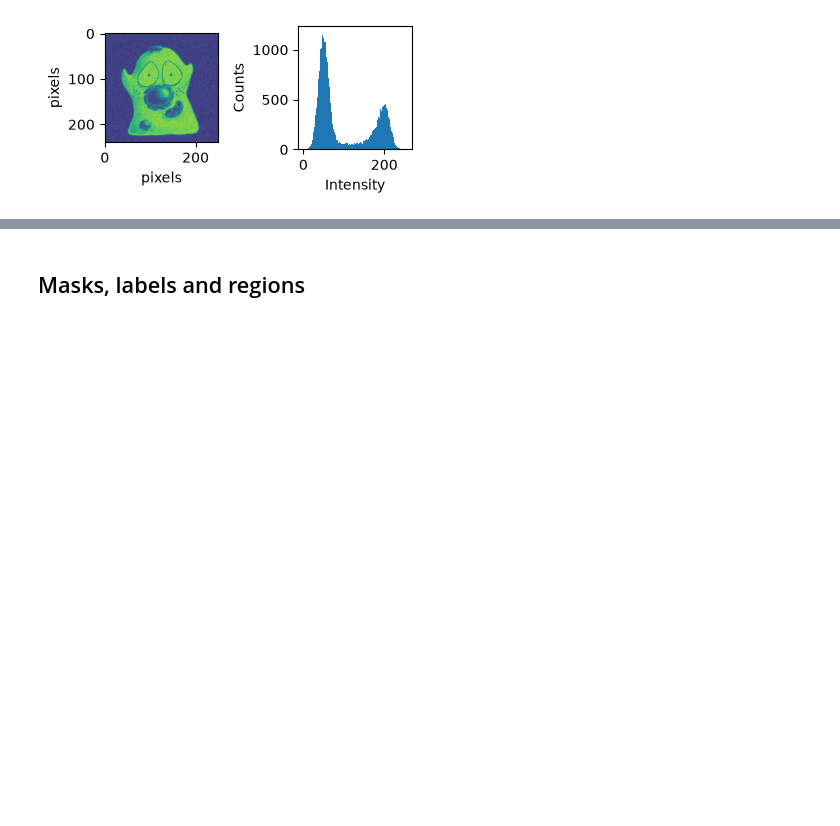
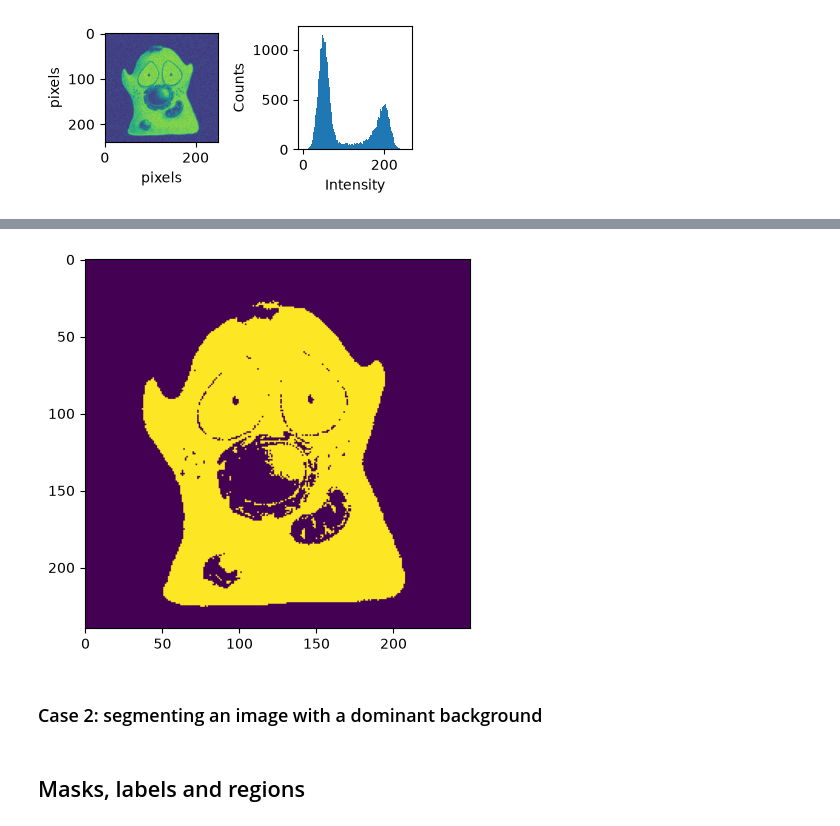
Before and after one commit to NL-BioImaging/NL-BioImageAnalysis-course2026, a Jupyter notebook: day_1/image_processing/Image_processing_fundamentals_pt1.ipynb, the cells around one changed output, grey strips where cells are left out. Saved outputs shown, nothing was run; the diff lists cells and outputs as text; code cells hidden in the pictures; blank space fills up the shorter version.

```diff
--- a/day_1/image_processing/Image_processing_fundamentals_pt1.ipynb
+++ b/day_1/image_processing/Image_processing_fundamentals_pt1.ipynb
@@ -69,0 +123,6 @@ _, _ = plot_img_and_hist(img_happy_cell)
+# %%
+# We can create a "mask", a binary image that represent
+# foreground and background
+mask_happycell = img_happycell>thresh_otsu
+# Inspecting what we did
+mask_happycell[50:100, 50:100]
@@ -69,0 +137,6 @@ _, _ = plot_img_and_hist(img_happy_cell)
+# %%
+_ = plt.imshow(mask_happycell)
+# %% [output]
+[figure, added]
+# %% [markdown]
+### Case 2: segmenting an image with a dominant background
```
Also changed, not shown: parts of 14 cells of this notebook, 2 other files.
